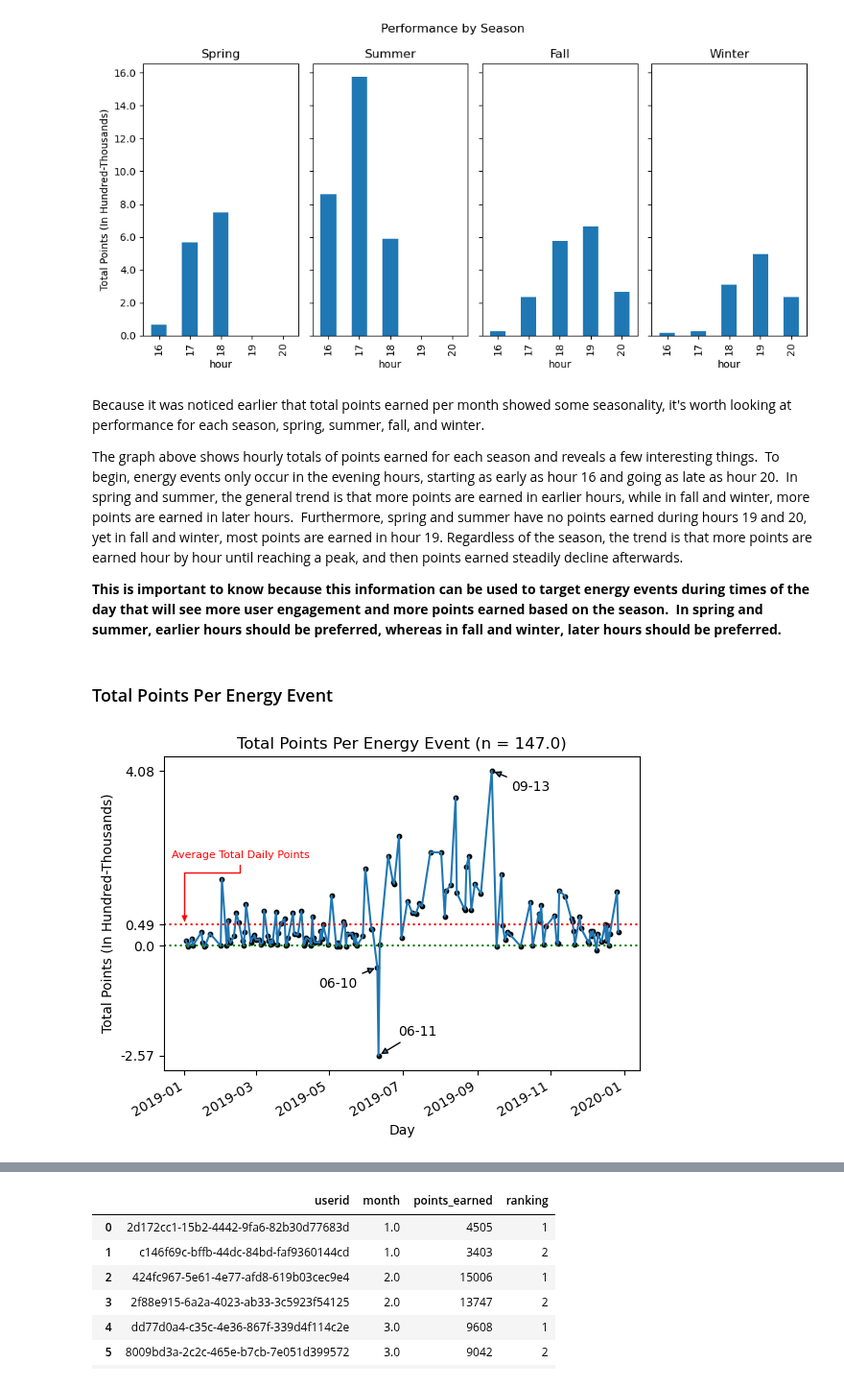
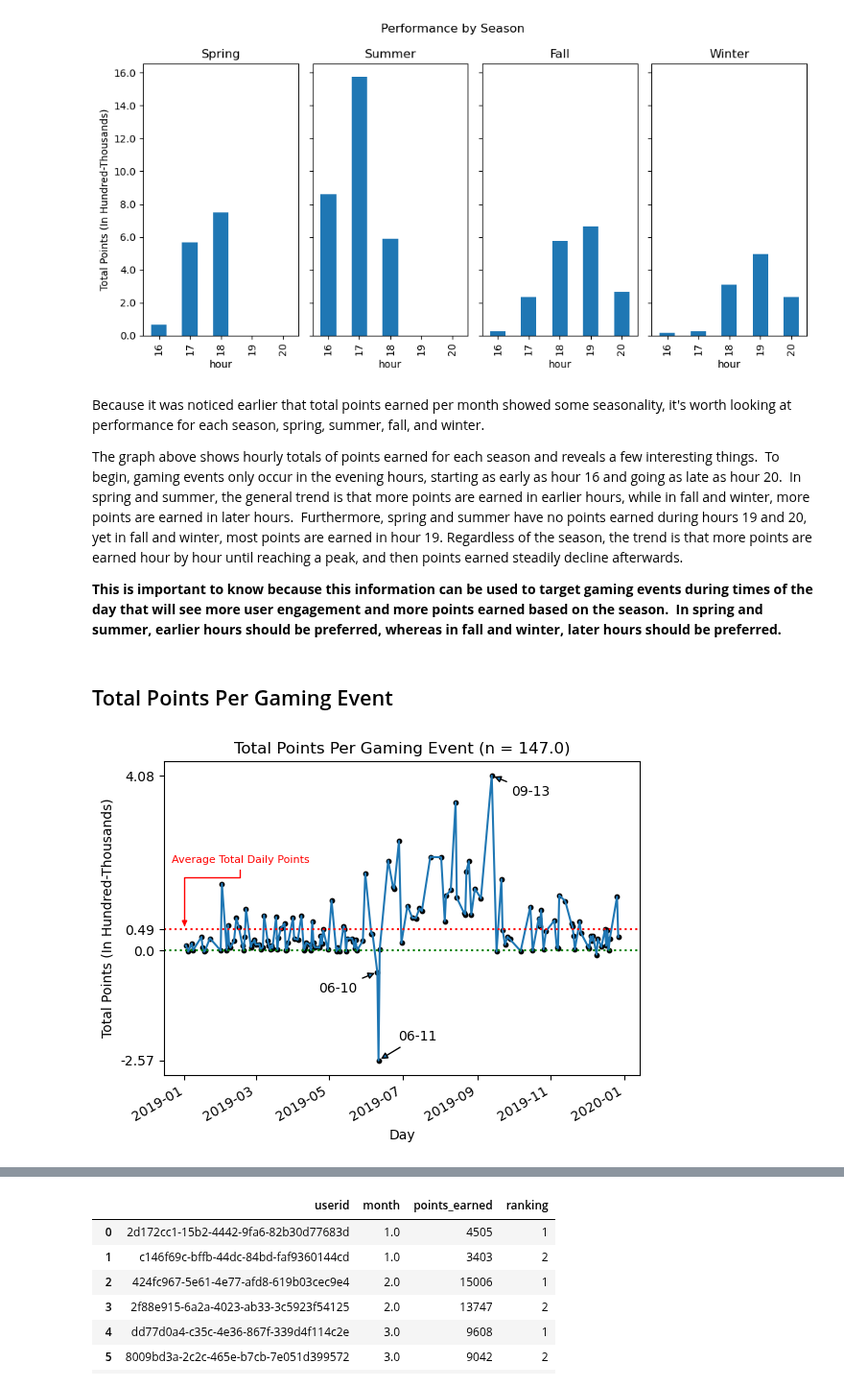
Before and after one commit to papir805/bot_battles_player_analysis, a Jupyter notebook: summary_report.ipynb, the cells around one changed output, grey strips where cells are left out. Shown at 96% size. Saved outputs shown, nothing was run; the diff lists cells and outputs as text; code cells hidden in the pictures.

```diff
--- a/q2_data_analysis.ipynb
+++ b/summary_report.ipynb
@@ -38,11 +64,10 @@ def sql_query_to_pandas_df(sql_query,
 
     conn = engine.connect()
 
-    df=pd.read_sql_query(sql=sql_query,
-                         con=conn,
-                         index_col=index_column,
-                         parse_dates=dates_column)
-
-    conn.close()
+    with conn as con:
+        df=pd.read_sql_query(sql=sql_query,
+                             con=conn,
+                             index_col=index_column,
+                             parse_dates=dates_column)
 
     return df
@@ -49 +80,9 @@ def sql_query_to_pandas_df(sql_query,
+# %%
+db_user = os.environ.get('USER_NAME')
+db_pass = os.environ.get('PASS')
+db_ip = os.environ.get('IP_ADDRESS')
+db_port = os.environ.get('PORT')
+db_name = os.environ.get('DB_NAME')
+
+engine = create_engine(f'postgresql+psycopg2://{db_user}:{db_pass}@{db_ip}:{db_port}/{db_name}')
 # %% [markdown]
@@ -57,5 +423,3 @@ For the SQL code, see q1_cleaning_and_loading_data.sql in the zip file.
 # This formats numbers in pandas DataFrames to have commas such that numbers
 # are more legible.  Example: 214310 -> 214,310
 pd.options.display.float_format = '{:,}'.format
-# %%
-engine = create_engine('postgresql+psycopg2://rancher:@localhost:5430/ohmconnect')
@@ -526,11 +888,11 @@ plt.tight_layout();
 # %% [markdown]
 Because it was noticed earlier that total points earned per month showed some seasonality, it's worth looking at performance for each season, spring, summer, fall, and winter.
 
-The graph above shows hourly totals of points earned for each season and reveals a few interesting things.  To begin, energy events only occur in the evening hours, starting as early as hour 16 and going as late as hour 20.  In spring and summer, the general trend is that more points are earned in earlier hours, while in fall and winter, more points are earned in later hours.  Furthermore, spring and summer have no points earned during hours 19 and 20, yet in fall and winter, most points are earned in hour 19. Regardless of the season, the trend is that more points are earned hour by hour until reaching a peak, and then points earned steadily decline afterwards.
+The graph above shows hourly totals of points earned for each season and reveals a few interesting things.  To begin, gaming events only occur in the evening hours, starting as early as hour 16 and going as late as hour 20.  In spring and summer, the general trend is that more points are earned in earlier hours, while in fall and winter, more points are earned in later hours.  Furthermore, spring and summer have no points earned during hours 19 and 20, yet in fall and winter, most points are earned in hour 19. Regardless of the season, the trend is that more points are earned hour by hour until reaching a peak, and then points earned steadily decline afterwards.
 
-**This is important to know because this information can be used to target energy events during times of the day that will see more user engagement and more points earned based on the season.  In spring and summer, earlier hours should be preferred, whereas in fall and winter, later hours should be preferred.**
+**This is important to know because this information can be used to target gaming events during times of the day that will see more user engagement and more points earned based on the season.  In spring and summer, earlier hours should be preferred, whereas in fall and winter, later hours should be preferred.**
 # %% [markdown]
-### Total Points Per Energy Event
+## Total Points Per Gaming Event
 # %%
 sql_query = """
   SELECT DATE_TRUNC('day', event_date)::date AS day
@@ -565,7 +927,7 @@ extreme_points_days = sql_query_to_pandas_df(sql_query,
                                              index_column='day',
                                              dates_column='day')
 # %%
-num_energy_events = quantitative_summary_stats.loc['num_energy_events'][0]
+num_gaming_events = quantitative_summary_stats.loc['num_gaming_events'][0]
 
 min_day = extreme_points_days.index.strftime('%m-%d').values[0]
 max_day = extreme_points_days.index.strftime('%m-%d').values[1]
@@ -580,7 +942,7 @@ fig, ax = plt.subplots(1,1)
 total_points_per_day.plot(kind='line', legend=False, ax=ax)
 ax.scatter(total_points_per_day.index, total_points_per_day.values, color='black', s=10)
 
-ax.set_title(f'Total Points Per Energy Event (n = {num_energy_events})')
+ax.set_title(f'Total Points Per Gaming Event (n = {num_gaming_events})')
 ax.set_xlabel('Day')
 ax.set_yticks([min_total_pts_per_day, 0, avg_tot_pts_per_day, max_total_pts_per_day])
 ax.get_yaxis().set_major_formatter(
@@ -593,32 +955,32 @@ ax.axhline(0, linestyle=':', color='green')
 ax.annotate("Average Total Daily Points",
             xy=('2019-01-01', avg_tot_pts_per_day),
             xytext=(-10,50),
             textcoords="offset points",
             c='red',
             fontsize=8,
             ha='left',
             arrowprops=dict(arrowstyle='-|>',
                             color='red',
                             connectionstyle="bar,angle=180, fraction=-0.2"))
 
 ax.annotate(f'{min_day}',
             xy=(extreme_points_days.index[0],
                 extreme_points_days.values[0]),
             xytext=(15, 15),
             textcoords='offset points',
             arrowprops=dict(arrowstyle='-|>'))
 ax.annotate(f'06-10',
             xy=('2019-06-10', -51051),
             xytext=(-15, -15),
             textcoords='offset points',
             ha='right',
             arrowprops=dict(arrowstyle='-|>'))
 ax.annotate(f'{max_day}',
             xy=(extreme_points_days.index[1],
                 extreme_points_days.values[1]),
             xytext=(15, -15),
             textcoords='offset points',
             arrowprops=dict(arrowstyle='-|>'));
 # %% [output]
-[figure, old version]
+[figure, new version]
 # %% [markdown]
```
Also changed, not shown: parts of 79 cells of this notebook, 4 other files.
